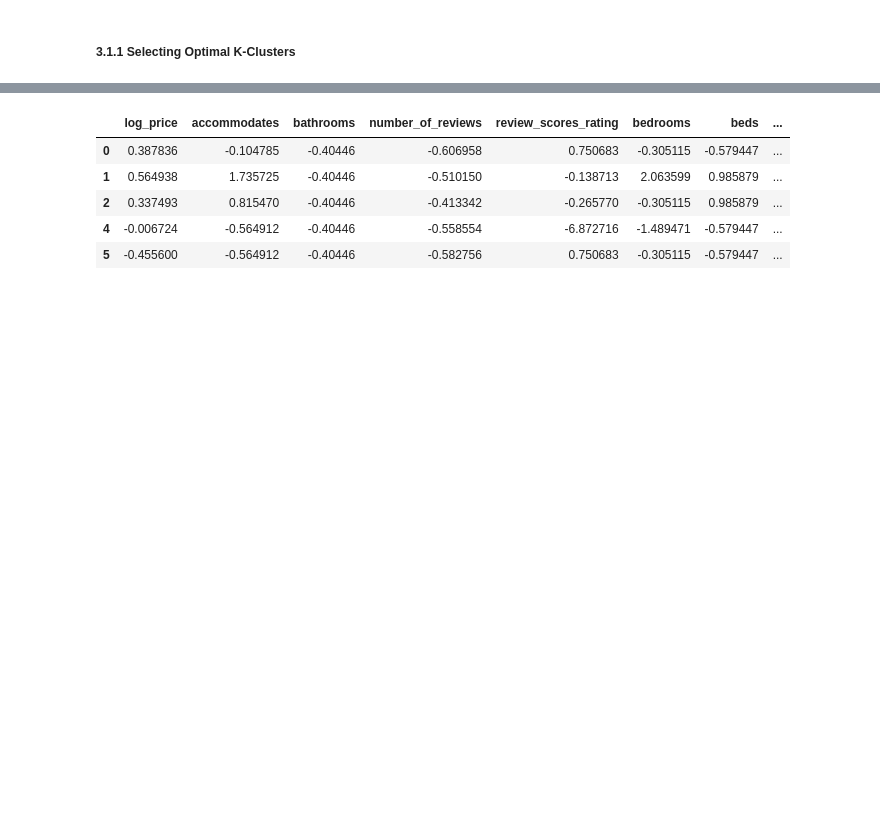
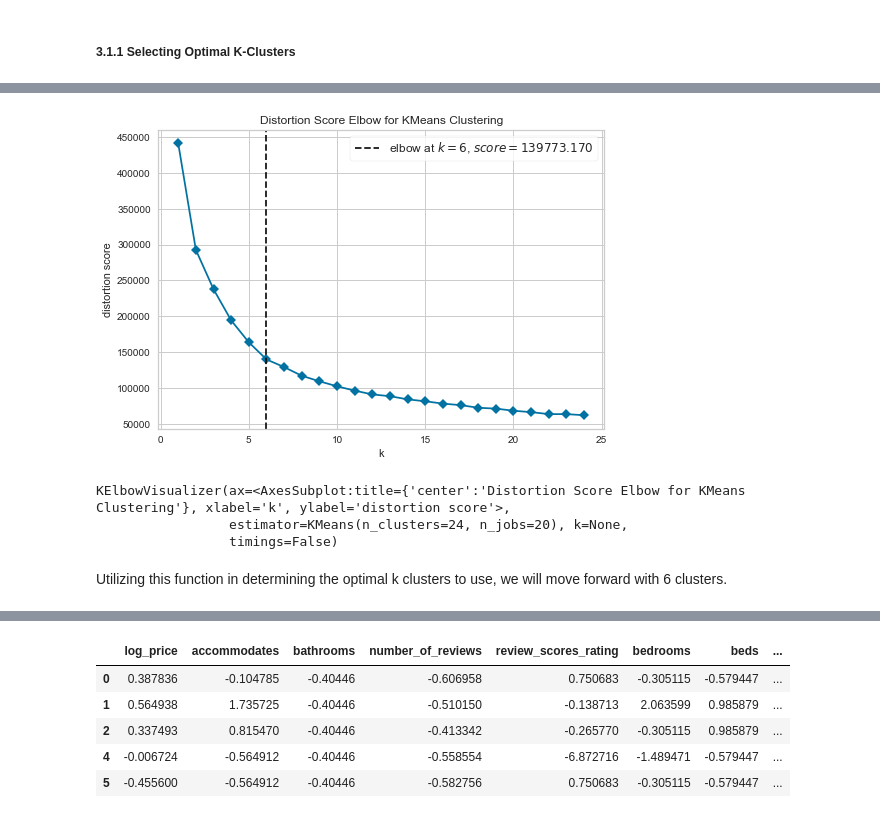
Before and after one commit to allenmiller17/SMU_7331_ML1_Project_1, a Jupyter notebook: Proj3_Harrison_New.ipynb, the cells around one changed output, grey strips where cells are left out. Drawn from its saved outputs; the diff is of its cells as text; code cells hidden in the pictures; blank space fills up the shorter version.

```diff
--- a/Proj3_Harrison_New.ipynb
+++ b/Proj3_Harrison_New.ipynb
@@ -247 +268,12 @@ There is room for intrepetation on which k is the best option.
+# %%
+from yellowbrick.cluster.elbow import kelbow_visualizer
+
+kelbow_visualizer(model, pdata_z,k=(1,25),timings=False)
+# %% [output]
+[figure, added]
+KElbowVisualizer(ax=<AxesSubplot:title={'center':'Distortion Score Elbow for KMeans Clustering'}, xlabel='k', ylabel='distortion score'>,
+                 estimator=KMeans(n_clusters=24, n_jobs=20), k=None,
+                 timings=False)
+# %% [markdown]
+Utilizing this function in determining the optimal k clusters to use, we will move forward with 6 clusters.
 # %%
```
Also changed, not shown: parts of 9 cells of this notebook.
